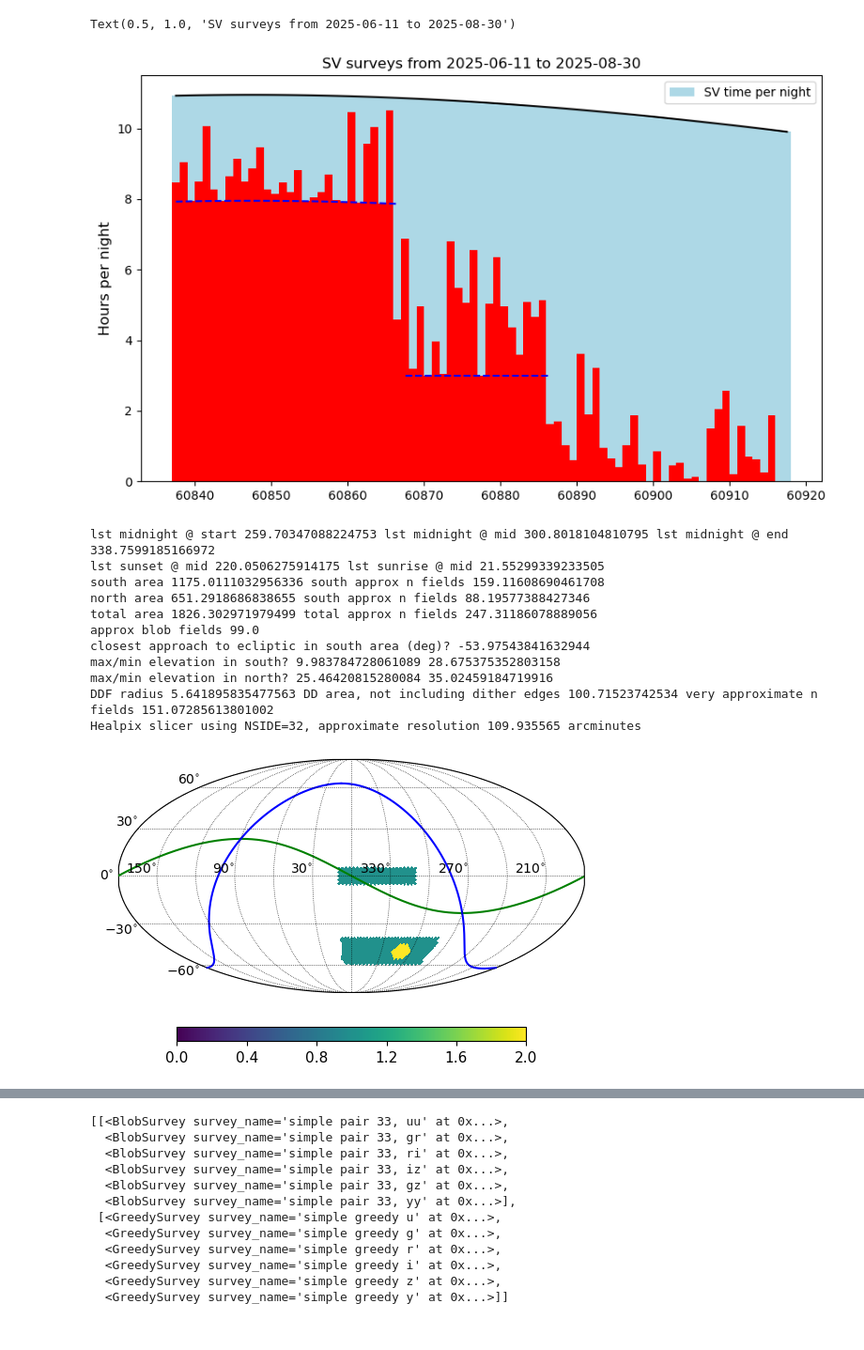
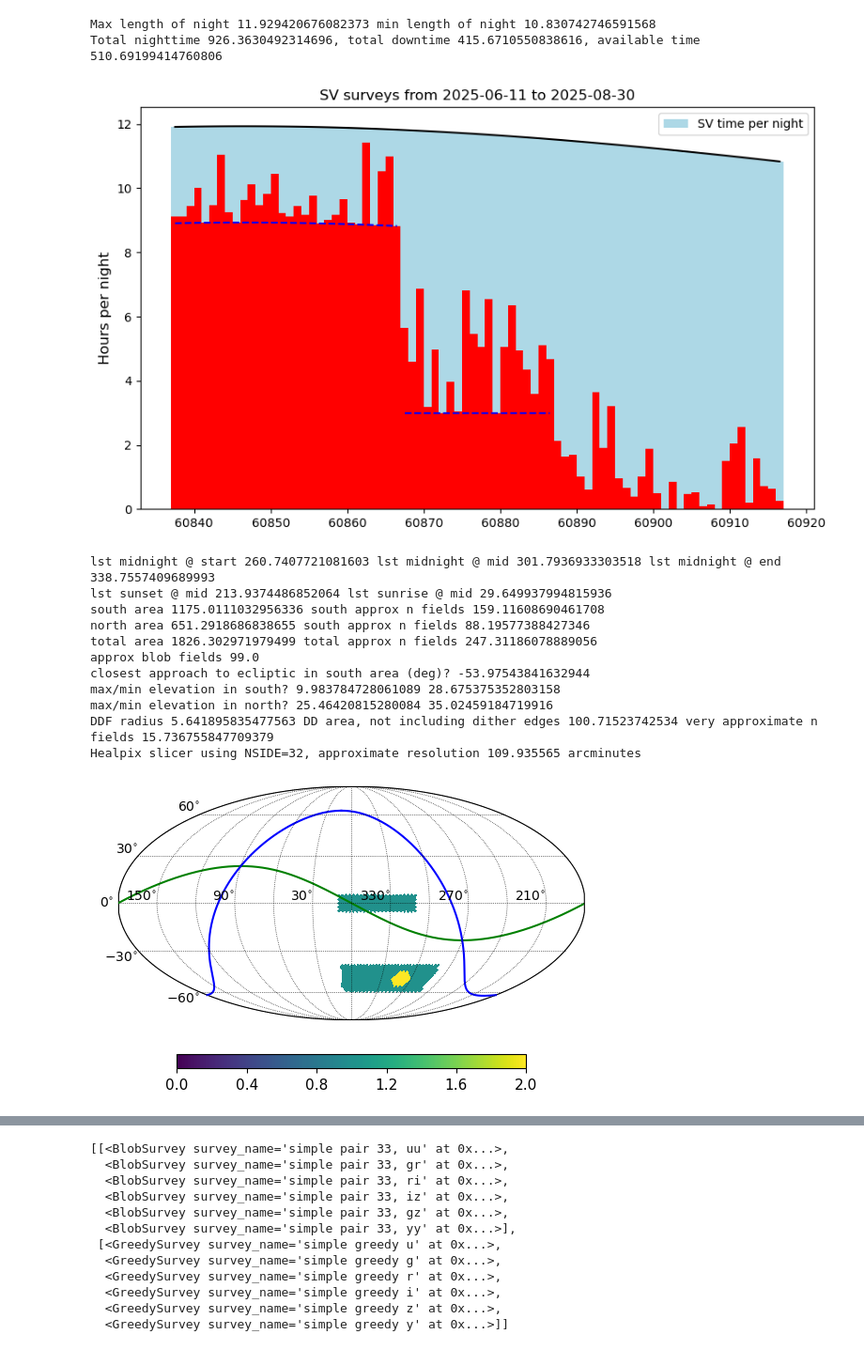
Before and after one commit to lsst-sims/lsstcam_sv, a Jupyter notebook: LSSTCam_SV-ddf-3.ipynb, the cells around one changed output, grey strips where cells are left out. Shown at 94% size. Saved outputs shown, nothing was run; the diff lists cells and outputs as text; code cells hidden in the pictures.

```diff
--- a/LSSTCam_SV-ddf-3.ipynb
+++ b/LSSTCam_SV-ddf-3.ipynb
@@ -66,17 +66,18 @@ print(survey_start.iso, survey_end.isot, survey_length)
 site = Site("LSST")
 almanac = Almanac(mjd_start=survey_start.mjd)
 match = np.where(
-    (almanac.sunsets["night"] >= 0) & (almanac.sunsets["night"] <= survey_length)
+    (almanac.sunsets["night"] > 0) & (almanac.sunsets["night"] <= survey_length)
 )
-sunsets = almanac.sunsets[match]["sun_n18_setting"]
-sunrises = almanac.sunsets[match]["sun_n18_rising"]
+sunsets = almanac.sunsets[match]["sun_n12_setting"]
+sunrises = almanac.sunsets[match]["sun_n12_rising"]
 
-print(Time(sunsets[0], format='mjd', scale='utc').iso,
-      Time(sunrises[0], format='mjd', scale='utc').iso,
-      Time(sunsets[-1], format='mjd', scale='utc').iso,
-      Time(sunrises[-1], format='mjd', scale='utc').iso)
+print('survey start', survey_start.iso,
+      'first sunset', Time(sunsets[0], format='mjd', scale='utc').iso,
+      'first sunrise', Time(sunrises[0], format='mjd', scale='utc').iso,
+      'last sunset', Time(sunsets[-1], format='mjd', scale='utc').iso,
+      'last sunrise', Time(sunrises[-1], format='mjd', scale='utc').iso)
 
 sun_ra_start = almanac.get_sun_moon_positions(survey_start.mjd,)["sun_RA"][0]
-print(sun_ra_start)
+print(sun_ra_start, len(sunsets))
 # %% [output]
 2025-06-11 12:00:00.000 2025-08-30T12:00:00.000 80
@@ -115,36 +116,57 @@ d_ends = d_starts + time_down / 24.0
 
 # combine
 down_starts = np.concatenate([down_starts, d_starts])
 down_ends = np.concatenate([down_ends, d_ends])
 
 # Can make an array of downtimes -
 # down_starts/ down_ends should be mjd times for internal-ModelObservatory use
 downtimes = np.array(
                 list(zip(down_starts, down_ends)),
                 dtype=list(zip(["start", "end"], [float, float])),
             )
 downtimes.sort(order="start")
 
-dayobsmjd = np.arange(survey_start.mjd, survey_start.mjd + survey_length+0.5, 1)
+
+# Eliminate overlaps
+diff = downtimes["start"][1:] - downtimes["end"][0:-1]
+while np.min(diff) < 0:
+    print("found overlap")
+    # Should be able to do this without a loop, but this works
+    for i, dt in enumerate(self.downtimes[0:-1]):
+        if downtimes["start"][i + 1] < dt["end"]:
+            new_end = np.max([dt["end"], self.downtimes["end"][i + 1]])
+            downtimes[i]["end"] = new_end
+            downtimes[i + 1]["end"] = new_end
+
+    good = np.where(downtimes["end"] - np.roll(self.downtimes["end"], 1) != 0)
+    downtimes = downtimes[good]
+    diff = downtimes["start"][1:] - downtimes["end"][0:-1]
+
+
+dayobsmjd = np.arange(survey_start.mjd, survey_start.mjd + survey_length, 1)
 downtime_per_night = np.zeros(len(sunrises))
 for start, end in zip(downtimes['start'], downtimes['end']):
     idx = np.where((start > dayobsmjd) & (end < dayobsmjd+1))
     downtime_per_night[idx] += (end - start) * 24
 
 plt.figure(figsize=(10,6))
 plt.plot(dayobsmjd, hours_in_night, 'k')
 w = 1
 plt.bar(dayobsmjd, downtime_per_night, width=w, color='r')
 plt.bar(dayobsmjd, hours_in_night - downtime_per_night, bottom=downtime_per_night, width=w,
         color='lightblue', label="SV time per night")
 plt.plot(dayobsmjd[0:step1], hours_in_night[0:step1] - 3, 'b--')
 plt.plot(dayobsmjd[step1:step2], np.ones(step2-step1) * 3, 'b--')
 plt.legend()
 plt.ylabel("Hours per night", fontsize='large')
 plt.title(f"SV surveys from {survey_start.iso[0:10]} to {survey_end.iso[0:10]}")
+
+print(f"Max length of night {hours_in_night.max()} min length of night {hours_in_night.min()}")
+print(f"Total nighttime {hours_in_night.sum()}, total downtime {downtime_per_night.sum()}, available time {hours_in_night.sum() - downtime_per_night.sum()}")
 # %% [output]
-Text(0.5, 1.0, 'SV surveys from 2025-06-11 to 2025-08-30')
+Max length of night 11.929420676082373 min length of night 10.830742746591568
+Total nighttime 926.3630492314696, total downtime 415.6710550838616, available time 510.69199414760806
-[figure, old version]
+[figure, new version]
 # %%
 # Need to define the footprint (let's start with the wide area footprint)
 
@@ -204,7 +226,7 @@ dd = np.zeros(hp.nside2npix(nside)) + np.nan
 dd[close] = 1
 
 area_dd = len(np.where(dd == 1)[0]) * hp.nside2pixarea(nside, degrees=True)
-approx_nfields_dd = area_dd * 1.5
+approx_nfields_dd = area_dd /9.6 * 1.5
 print("DDF radius", radius, "DD area, not including dither edges", area_dd, "very approximate n fields", approx_nfields_dd)
 
 temp = np.where(np.isnan(sky['map']), 0, sky['map']) +  np.where(np.isnan(dd), 0, 2*dd)
@@ -214,8 +236,8 @@ s = slicers.HealpixSlicer(nside=nside)
 p = plots.HpxmapPlotter()
 fig = p(temp, s, {'color_max': 2, 'color_min': 0, 'n_ticks': 5})
 # %% [output]
-lst midnight @ start 259.70347088224753 lst midnight @ mid 300.8018104810795 lst midnight @ end 338.7599185166972
-lst sunset @ mid 220.0506275914175 lst sunrise @ mid 21.55299339233505
+lst midnight @ start 260.7407721081603 lst midnight @ mid 301.7936933303518 lst midnight @ end 338.7557409689993
+lst sunset @ mid 213.9374486852064 lst sunrise @ mid 29.649937994815936
 south area 1175.0111032956336 south approx n fields 159.11608690461708
 north area 651.2918686838655 south approx n fields 88.19577388427346
 total area 1826.302971979499 total approx n fields 247.31186078889056
@@ -223,7 +245,7 @@ approx blob fields 99.0
 closest approach to ecliptic in south area (deg)? -53.97543841632944
 max/min elevation in south? 9.983784728061089 28.675375352803158
 max/min elevation in north? 25.46420815280084 35.02459184719916
-DDF radius 5.641895835477563 DD area, not including dither edges 100.71523742534 very approximate n fields 151.07285613801002
+DDF radius 5.641895835477563 DD area, not including dither edges 100.71523742534 very approximate n fields 15.736755847709379
 Healpix slicer using NSIDE=32, approximate resolution 109.935565 arcminutes
 [figure]
 # %%
```
Also changed, not shown: parts of 15 cells of this notebook, 1 other file.
